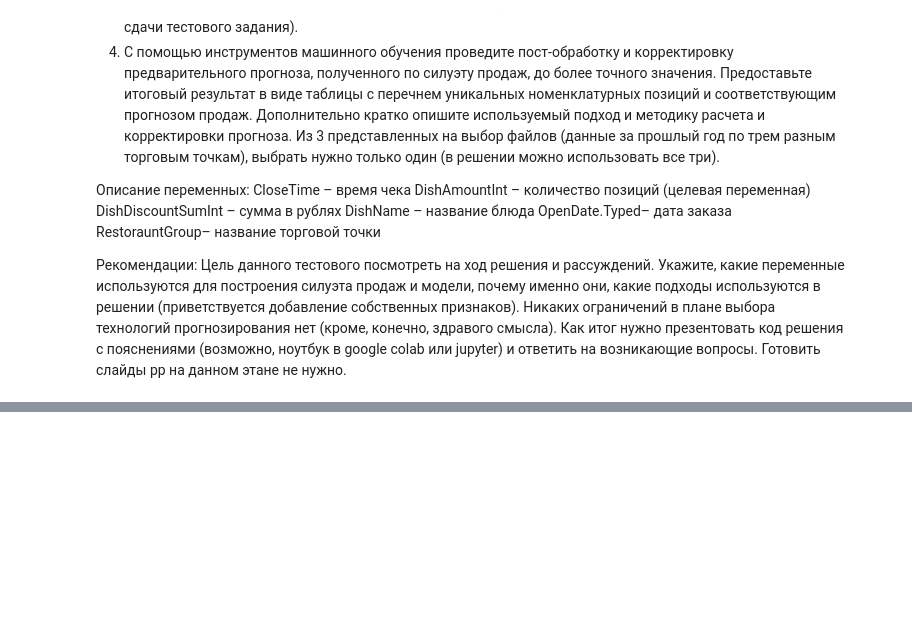
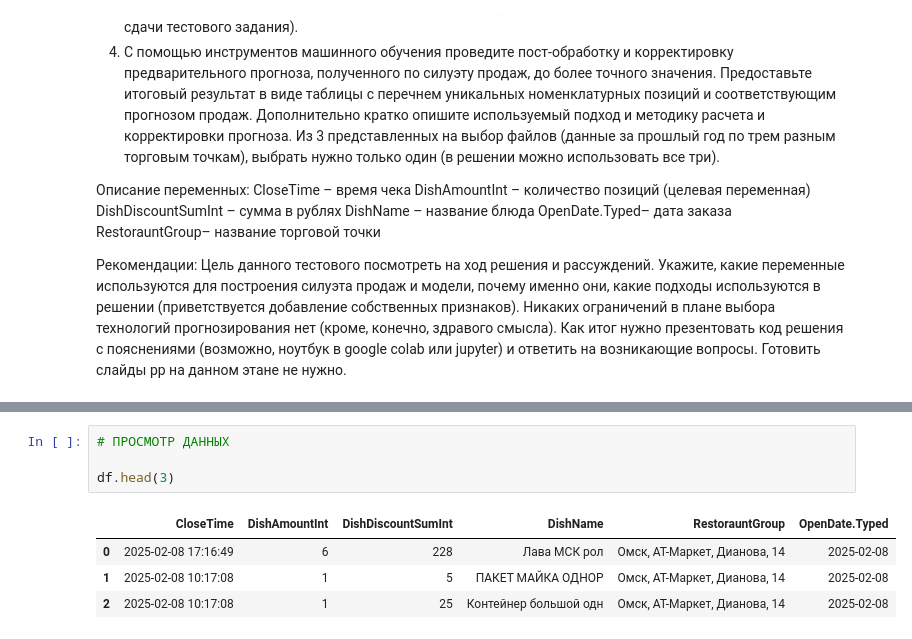
Before and after one commit to Maxxx-VS/Test_task, a Jupyter notebook: Sushi_test_task.ipynb, the cells around one changed output, grey strips where cells are left out. Drawn from its saved outputs; the diff is of its cells as text; blank space fills up the shorter version.

```diff
--- a/Sushi_test_task.ipynb
+++ b/Sushi_test_task.ipynb
@@ -29,0 +72,9 @@ RestorauntGroup– название торговой точки
+# %%
+# ПРОСМОТР ДАННЫХ
+
+df.head(3)
+# %% [output]
+|  | CloseTime | DishAmountInt | DishDiscountSumInt | DishName | RestorauntGroup | OpenDate.Typed |
+| 0 | 2025-02-08 17:16:49 | 6 | 228 | Лава МСК рол | Омск, АТ-Маркет, Дианова, 14 | 2025-02-08 |
+| 1 | 2025-02-08 10:17:08 | 1 | 5 | ПАКЕТ МАЙКА ОДНОР | Омск, АТ-Маркет, Дианова, 14 | 2025-02-08 |
+| 2 | 2025-02-08 10:17:08 | 1 | 25 | Контейнер большой одн | Омск, АТ-Маркет, Дианова, 14 | 2025-02-08 |
```
Also changed, not shown: parts of 13 cells of this notebook.
